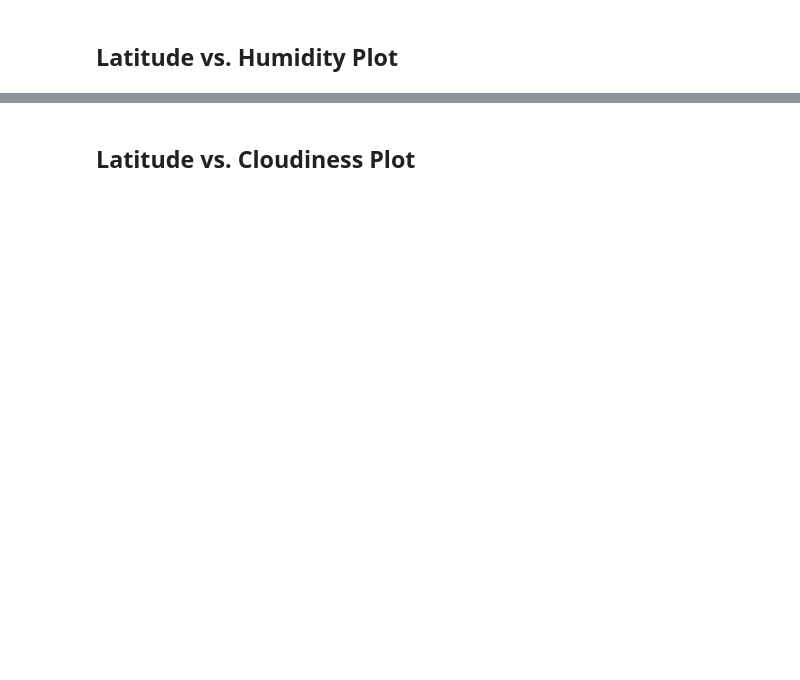
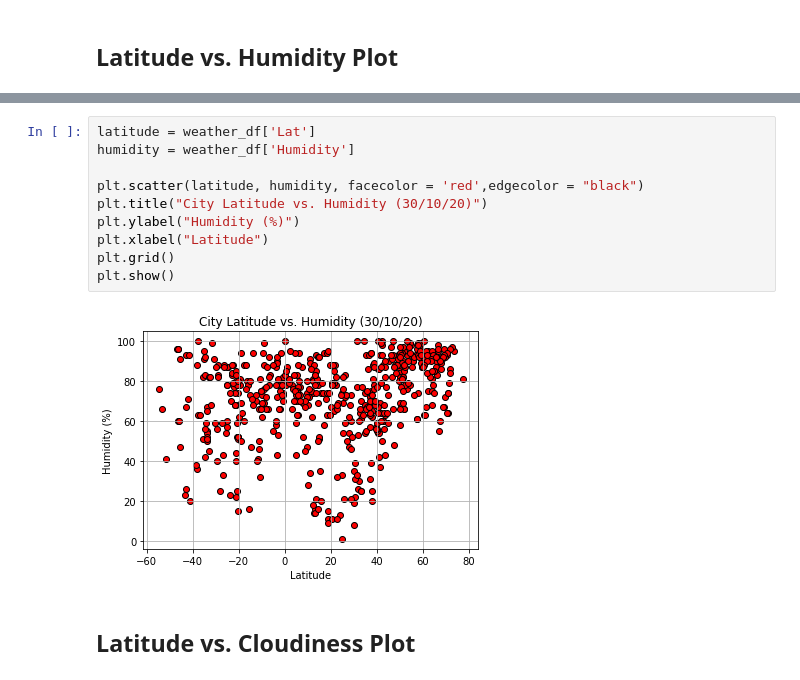
Before and after one commit to HDietrich416/Data-Bootcamp, a Jupyter notebook: Unit 6 - Python API/Part I- WeatherPy/WeatherPy.ipynb, the cells around one changed output, grey strips where cells are left out. Cells and saved outputs as stored; diff of their text form; blank space fills up the shorter version.

```diff
--- a/Unit 6 - Python API/Part I- WeatherPy/WeatherPy.ipynb
+++ b/Unit 6 - Python API/Part I- WeatherPy/WeatherPy.ipynb
@@ -177,2 +209,14 @@ Int64Index([], dtype='int64')
+# %%
+latitude = weather_df['Lat']
+humidity = weather_df['Humidity']
+
+plt.scatter(latitude, humidity, facecolor = 'red',edgecolor = "black")
+plt.title("City Latitude vs. Humidity (30/10/20)")
+plt.ylabel("Humidity (%)")
+plt.xlabel("Latitude")
+plt.grid()
+plt.show()
+# %% [output]
+[figure, added]
 # %% [markdown]
 ## Latitude vs. Cloudiness Plot
```
Also changed, not shown: parts of 13 cells of this notebook, 1 other file.
